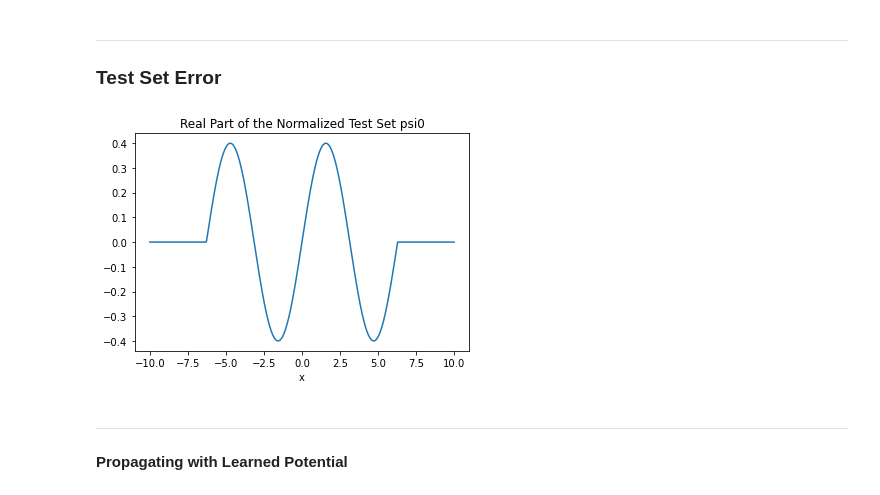
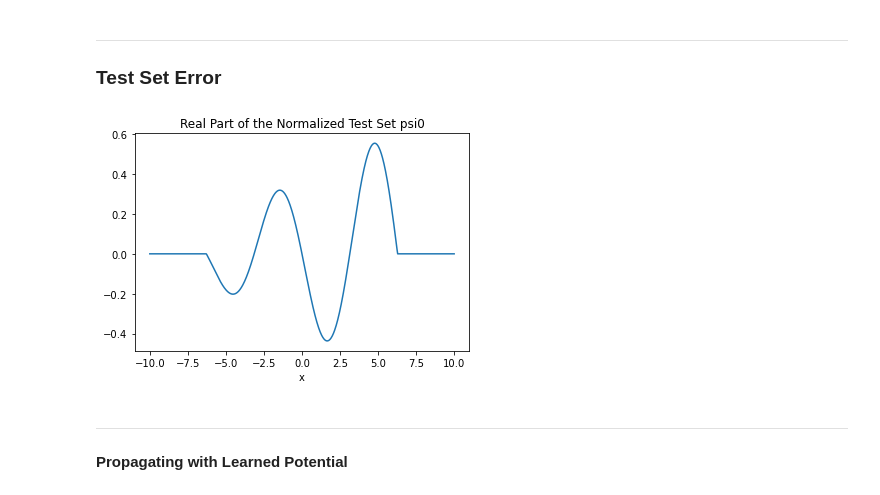
Before and after one commit to kbcollins/tdse, a Jupyter notebook: chebyshev/tdse-adj-cheb-main-kbc.ipynb, the cells around one changed output. Drawn from its saved outputs; the diff is of its cells as text; code cells hidden in the pictures.

```diff
--- a/chebyshev/tdse-adj-cheb-main-kbc.ipynb
+++ b/chebyshev/tdse-adj-cheb-main-kbc.ipynb
@@ -1015,16 +1015,16 @@ Continuous L2 Error of Potential using Quadrature Method:
 # %%
 def testsetpsi0(z):
     mask = np.logical_and(z >= -2 * np.pi, z < 2 * np.pi)
-    return np.sin(z * mask)
+    return ((-1 / 20) * z - 0.5) * np.sin(z * mask)
 
 testseta0, testsetnormpsi = mka0(testsetpsi0)
 
 plt.plot(xvec, np.real(testsetnormpsi))
 plt.title('Real Part of the Normalized Test Set psi0')
 plt.xlabel('x')
 plt.show()
 # %% [output]
-[figure, old version]
+[figure, new version]
 # %% [markdown]
 ---
 **Propagating with Learned Potential**
```
Also changed, not shown: parts of 11 cells of this notebook.
